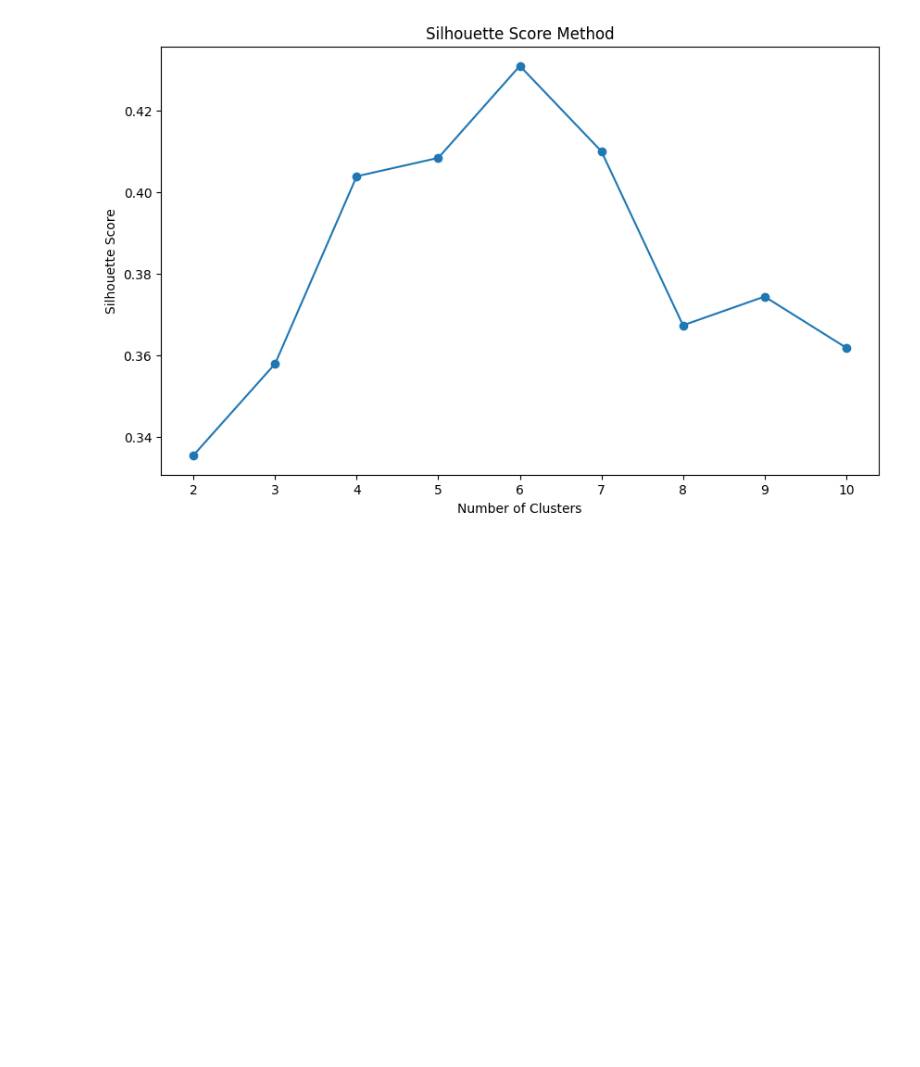
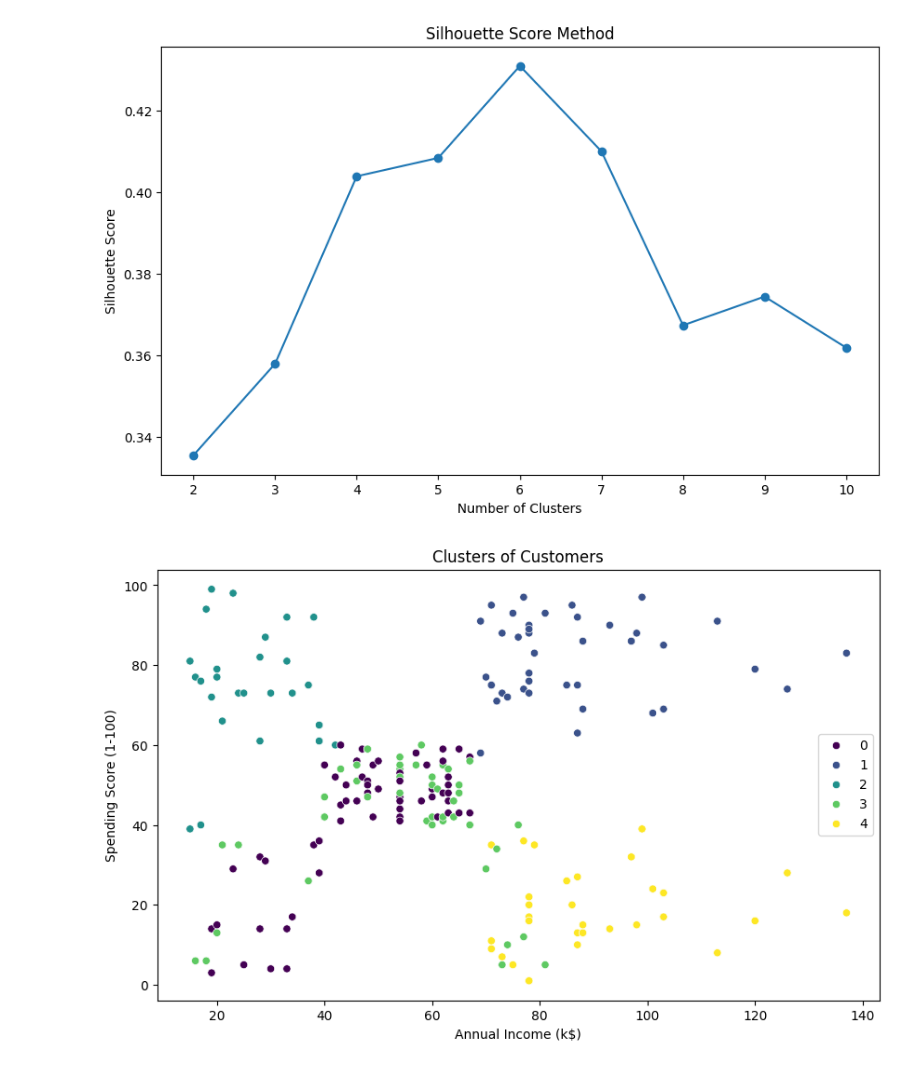
Before and after one commit to Lekshitha3124/Mall_Customer_Cluster, a Jupyter notebook: Mall_Cluster.ipynb, the cells around one changed output. Saved outputs shown, nothing was run; the diff lists cells and outputs as text; code cells hidden in the pictures; blank space fills up the shorter version.

```diff
--- a/Mall_Cluster.ipynb
+++ b/Mall_Cluster.ipynb
@@ -69,3 +69,17 @@ plt.title('Silhouette Score Method')
 plt.show()
 # %% [output]
 [figure]
+# %%
+optimal_k = 5
+kmeans = KMeans(n_clusters=optimal_k, random_state=42)
+data['Cluster'] = kmeans.fit_predict(X_scaled)
+# %%
+plt.figure(figsize=(10, 6))
+sns.scatterplot(data=data, x='Annual Income (k$)', y='Spending Score (1-100)', hue='Cluster', palette='viridis')
+plt.title('Clusters of Customers')
+plt.xlabel('Annual Income (k$)')
+plt.ylabel('Spending Score (1-100)')
+plt.legend()
+plt.show()
+# %% [output]
+[figure, added]
```
Also changed, not shown: parts of 5 cells of this notebook.
